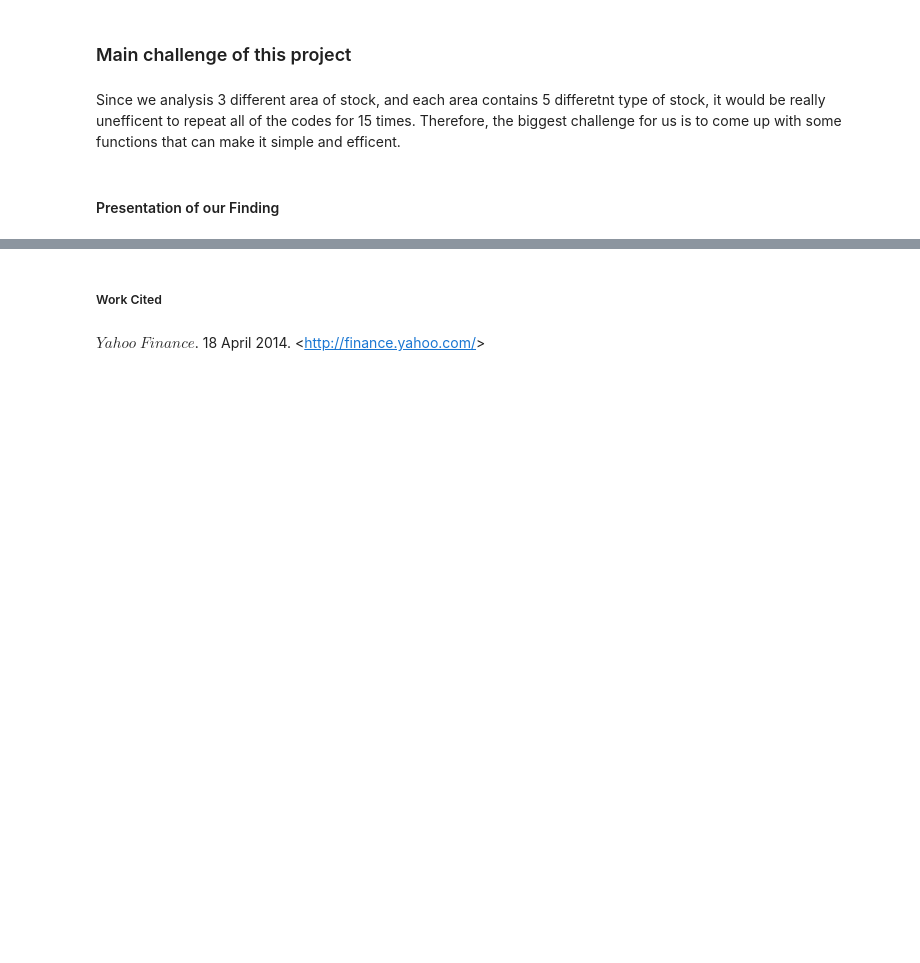
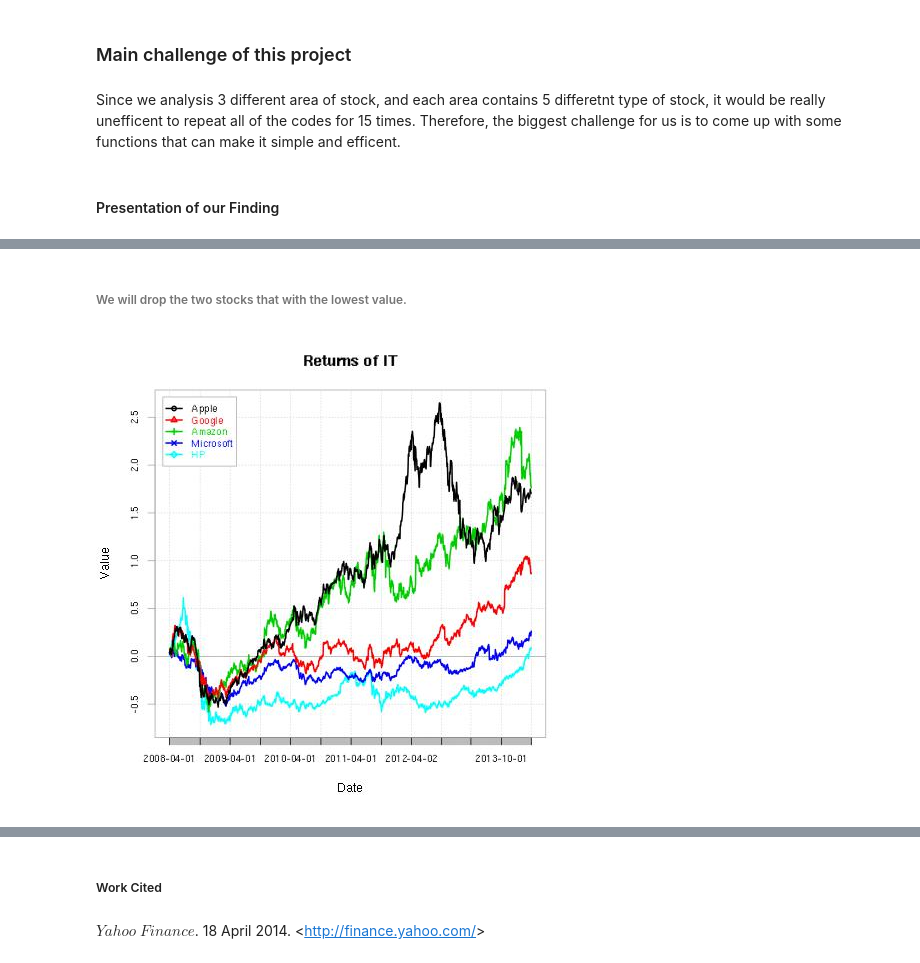
Before and after one commit to linuslin1/INNOVA, a Jupyter notebook: notebooks/NB4_project_report.ipynb, the cells around one changed output, grey strips where cells are left out. Saved outputs shown, nothing was run; the diff lists cells and outputs as text; code cells hidden in the pictures; blank space fills up the shorter version.

```diff
--- a/notebooks/NB4_project_report.ipynb
+++ b/notebooks/NB4_project_report.ipynb
@@ -63,0 +74,7 @@ Image(filename='../visualizations/TS_IT.jpg')
+# %% [markdown]
+###### We will drop the two stocks that with the lowest value.
+# %%
+from IPython.display import Image
+Image(filename='../visualizations/Return_IT.jpg')
+# %% [output]
+[figure, added]
```
Also changed, not shown: parts of 8 cells of this notebook, 1 other file.
